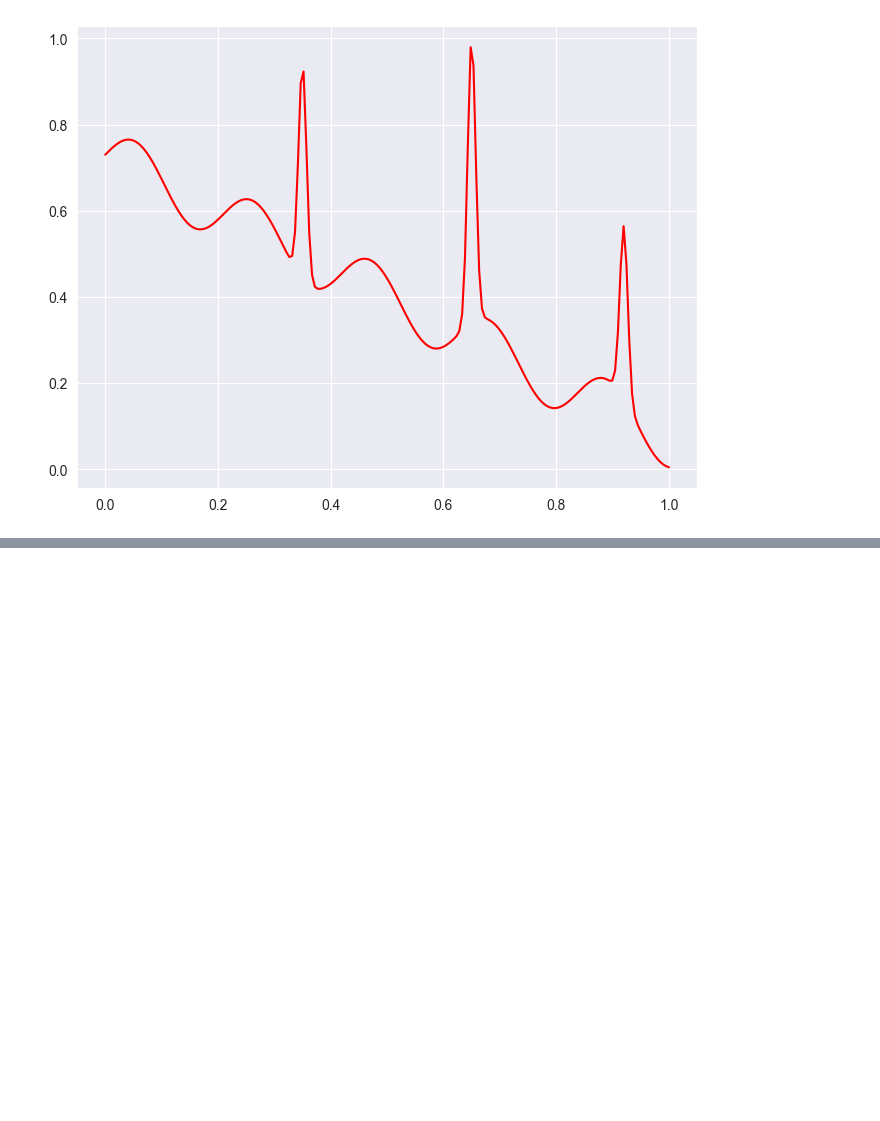
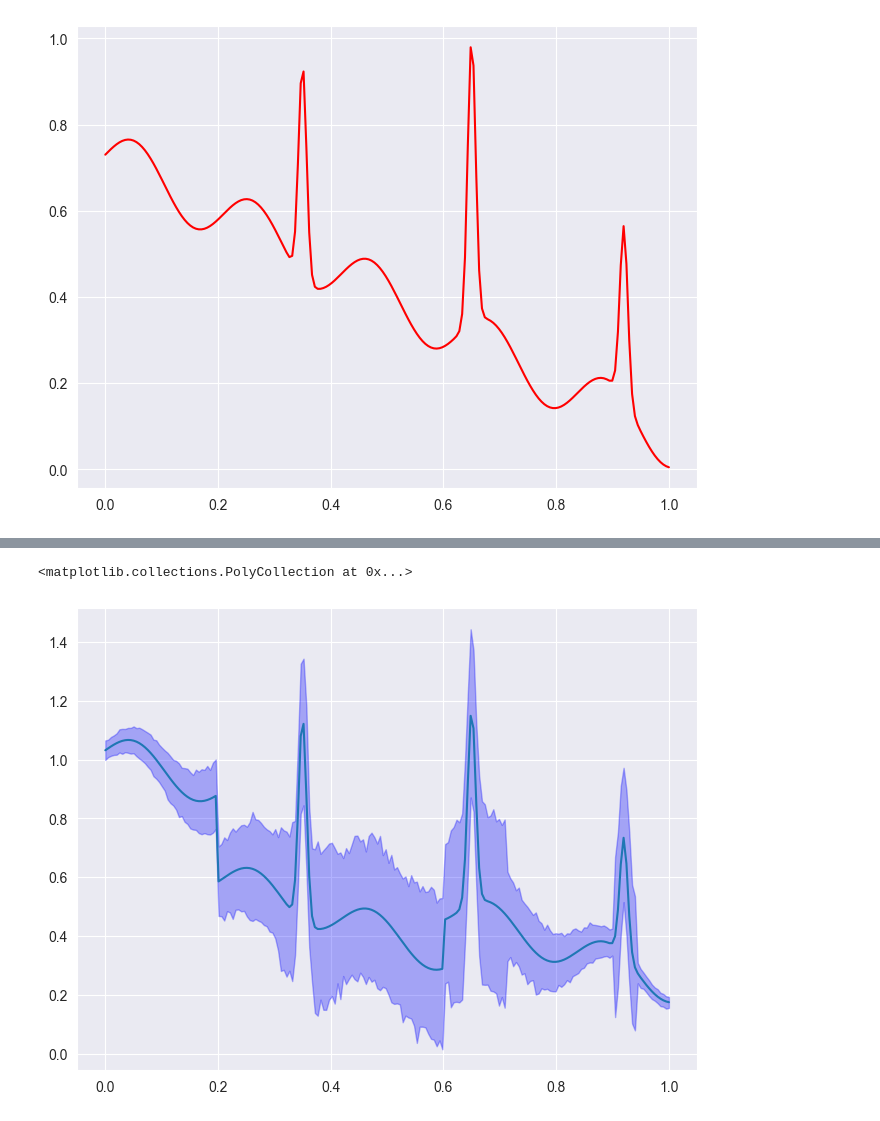
Before and after one commit to acb-code/extrema_search, a Jupyter notebook: src/notebooks/global_search_example.ipynb, the cells around one changed output, grey strips where cells are left out. Saved outputs shown, nothing was run; the diff lists cells and outputs as text; code cells hidden in the pictures; blank space fills up the shorter version.

```diff
--- a/src/notebooks/global_search_example.ipynb
+++ b/src/notebooks/global_search_example.ipynb
@@ -35 +85,21 @@ None
+# %%
+# plot noise bounds as 99% confidence interval
+# generate realizations of the function
+num_reals = 500
+num_x = 200
+x1 = torch.linspace(0,1.0,num_x)
+y_reps = torch.DoubleTensor(num_x, num_reals)
+y_deter = mme_noise_jump_1d_mean(x1)
+for i in range(num_reals):
+    y_reps[:,i] = mme_noise_jump_1d(x1)
+
+fig, ax = plt.subplots(1, 1, figsize=(8,6))
+sns.lineplot(x=x1, y=y_deter, ax=ax)
+upper_99 = torch.quantile(y_reps, 0.995, dim=1)
+lower_01 = torch.quantile(y_reps, 0.005, dim=1)
+ax.fill_between(x1, lower_01, upper_99, color='b', alpha=0.3, label=r'99% quantiles')
+# plt.savefig(datasavedir + '/'+'up_nonstat_function_fill'+'.png')
+# %% [output]
+<matplotlib.collections.PolyCollection at 0x...>
+[figure, added]
 # %%
```
Also changed, not shown: parts of 19 cells of this notebook, 1 other file.
